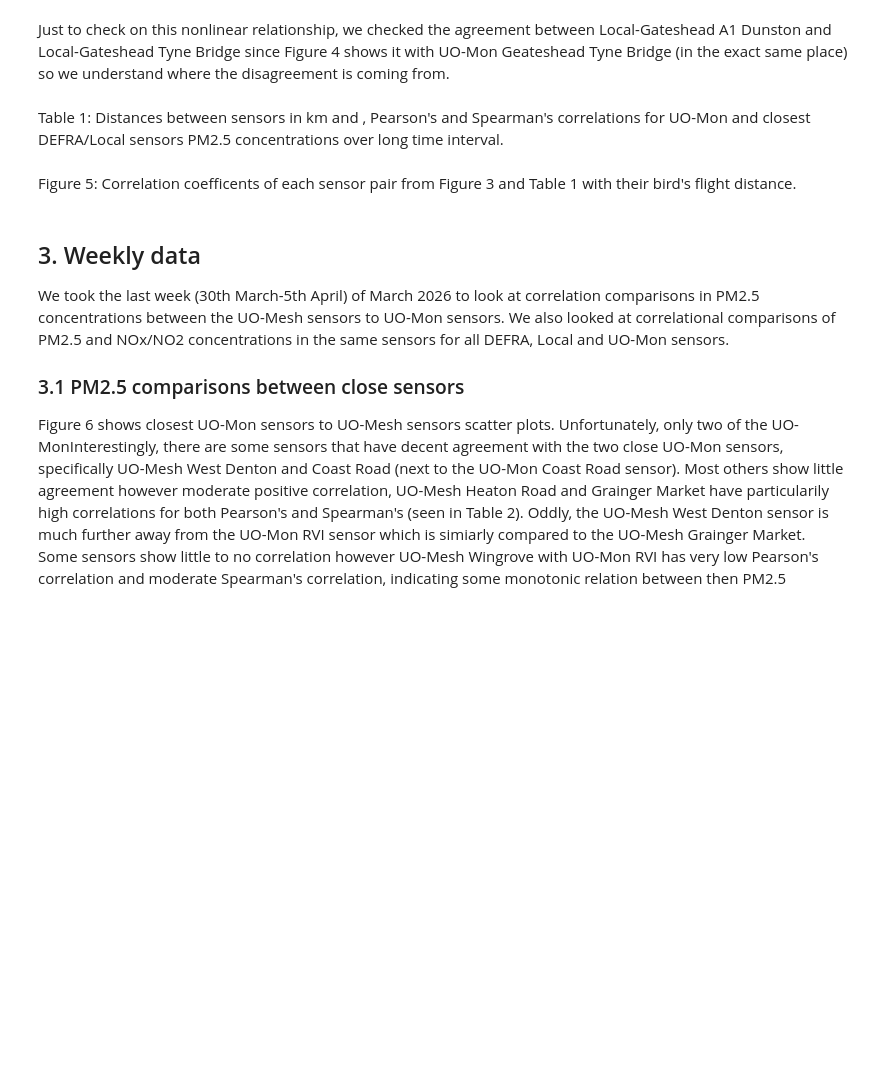
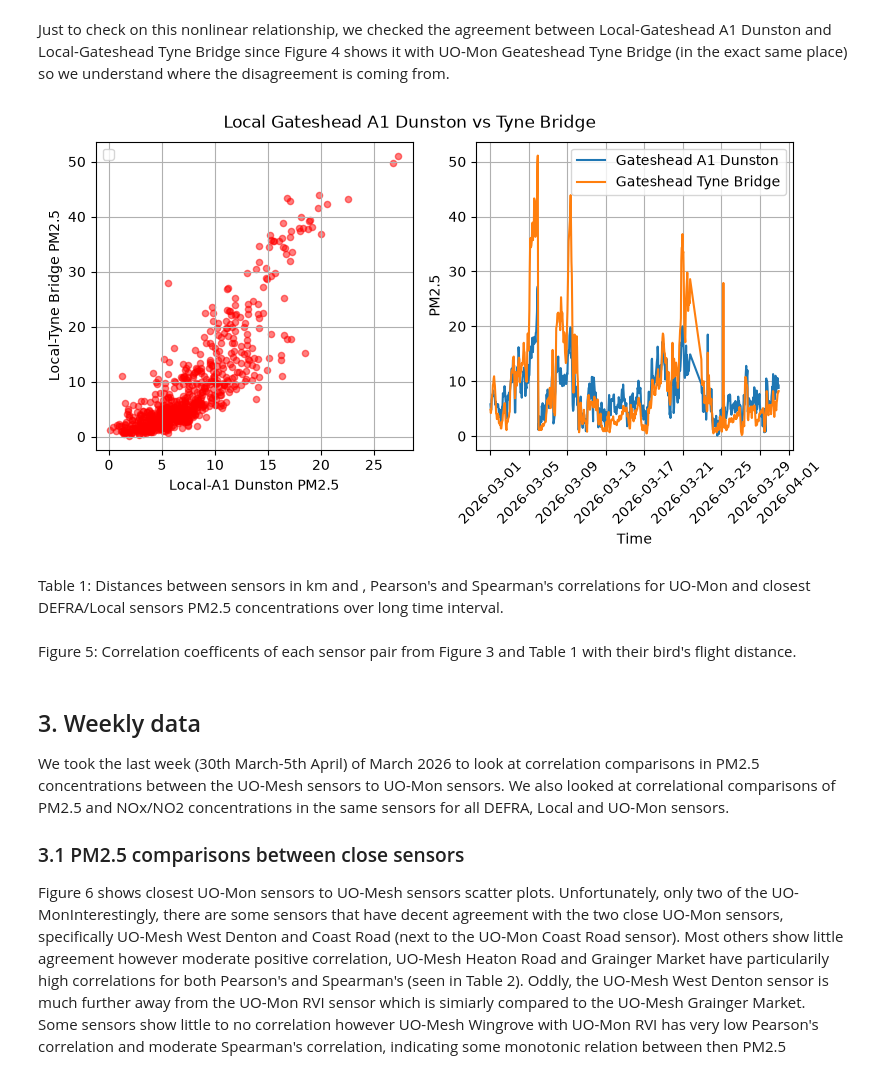
Before and after one commit to Flos-crocosmia/GASP-NE, a Jupyter notebook: sensor_report.ipynb, the cells around one changed output. Cells and saved outputs as stored; diff of their text form; code cells hidden in the pictures; blank space fills up the shorter version.

Commit message:
Fixed scatter limits in sensor report Local-Gateshead A1 Dunston and Local-Gateshead Tyne Bridge comparsion plot

```diff
--- a/sensor_report.ipynb
+++ b/sensor_report.ipynb
@@ -1071,34 +1085,35 @@ ax1.scatter(merged['A1_pm25'],
 
 ax1.set_xlabel('Local-A1 Dunston PM2.5')
 ax1.set_ylabel('Local-Tyne Bridge PM2.5')
-ax1.set_ylim(0.7,1)
 ax1.set_title('PM2.5')
 ax1.grid(True)
 ax1.legend()
 
 ax2.plot(
     merged['Timestamp'],
     merged['A1_pm25'],
     label='Gateshead A1 Dunston'
 )
 
 ax2.plot(
     merged['Timestamp'],
     merged['TyneB_pm25'],
     label='Gateshead Tyne Bridge'
 )
 
 ax2.set_xlabel('Time')
 ax2.set_ylabel('PM2.5')
 ax2.legend()
 ax2.grid(True)
 ax2.tick_params(axis='x', labelrotation=45)
 
 ax1.set_title(
 f'Local Gateshead A1 Dunston vs Tyne Bridge', pad=10, x=0.99
 )
 
 plt.show()
+# %% [output]
+[figure, added]
 # %% [markdown]
 Table 1: Distances between sensors in km and , Pearson's and Spearman's correlations for UO-Mon and closest DEFRA/Local sensors PM2.5 concentrations over long time interval.
 # %%
```
Also changed, not shown: parts of 7 cells of this notebook.
